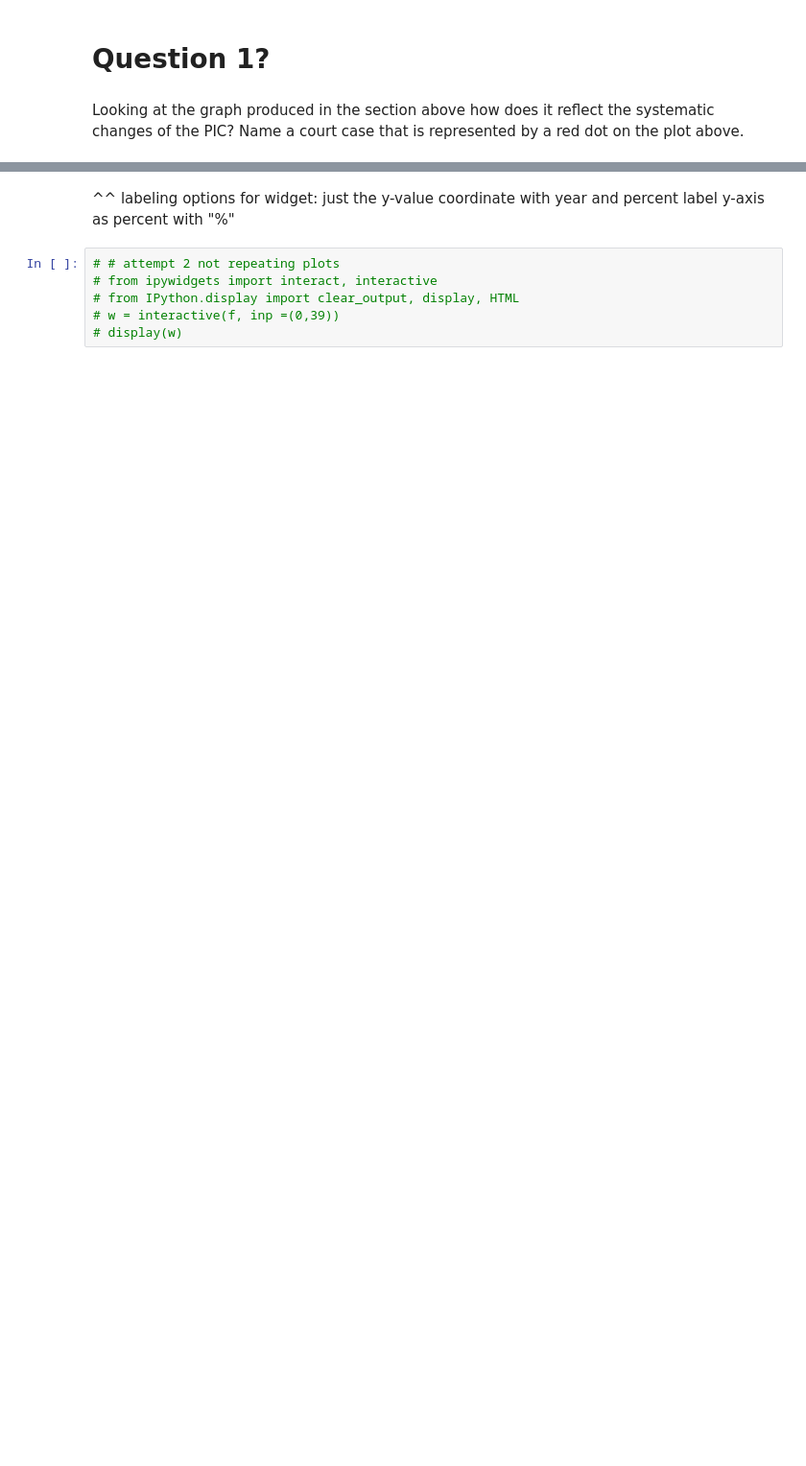
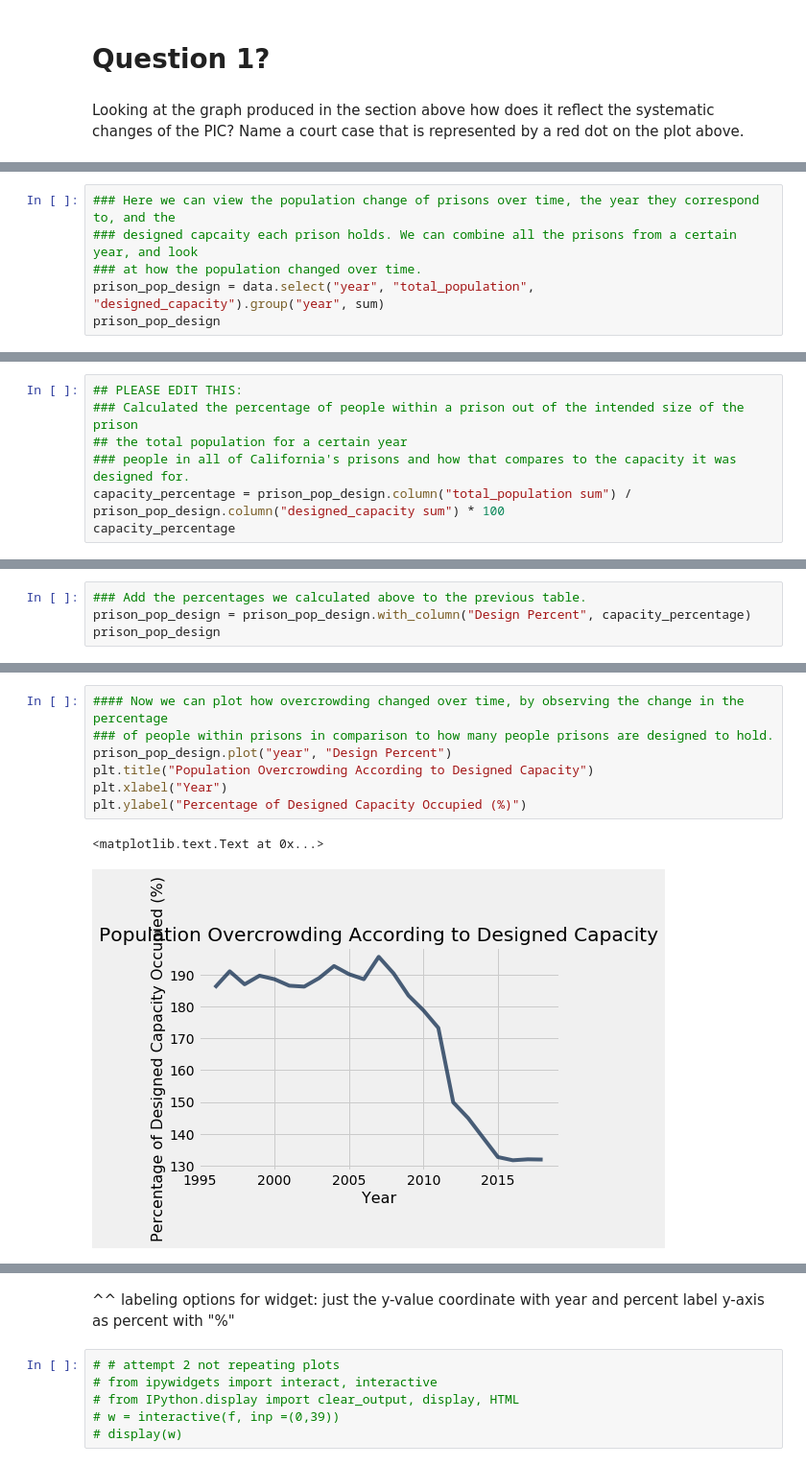
Before and after one commit to ds-modules/ES-21AC-SP19, a Jupyter notebook: incarceration.ipynb, the cells around one changed output, grey strips where cells are left out. Shown: that part at 96% size. Saved outputs shown, nothing was run; the diff lists cells and outputs as text; blank space fills up the shorter version.

```diff
--- a/incarceration.ipynb
+++ b/incarceration.ipynb
@@ -222,0 +210,6 @@ y.plot(0, "Staff")
+# %%
+### Here we can view the population change of prisons over time, the year they correspond to, and the
+### designed capcaity each prison holds. We can combine all the prisons from a certain year, and look
+### at how the population changed over time.
+prison_pop_design = data.select("year", "total_population", "designed_capacity").group("year", sum)
+prison_pop_design
@@ -222,0 +229,7 @@ y.plot(0, "Staff")
+# %%
+## PLEASE EDIT THIS:
+### Calculated the percentage of people within a prison out of the intended size of the prison
+## the total population for a certain year
+### people in all of California's prisons and how that compares to the capacity it was designed for.
+capacity_percentage = prison_pop_design.column("total_population sum") / prison_pop_design.column("designed_capacity sum") * 100
+capacity_percentage
@@ -222,0 +243,4 @@ y.plot(0, "Staff")
+# %%
+### Add the percentages we calculated above to the previous table.
+prison_pop_design = prison_pop_design.with_column("Design Percent", capacity_percentage)
+prison_pop_design
@@ -222,0 +260,10 @@ y.plot(0, "Staff")
+# %%
+#### Now we can plot how overcrowding changed over time, by observing the change in the percentage
+### of people within prisons in comparison to how many people prisons are designed to hold.
+prison_pop_design.plot("year", "Design Percent")
+plt.title("Population Overcrowding According to Designed Capacity")
+plt.xlabel("Year")
+plt.ylabel("Percentage of Designed Capacity Occupied (%)")
+# %% [output]
+<matplotlib.text.Text at 0x...>
+[figure, added]
```
Also changed, not shown: parts of 50 cells of this notebook.
